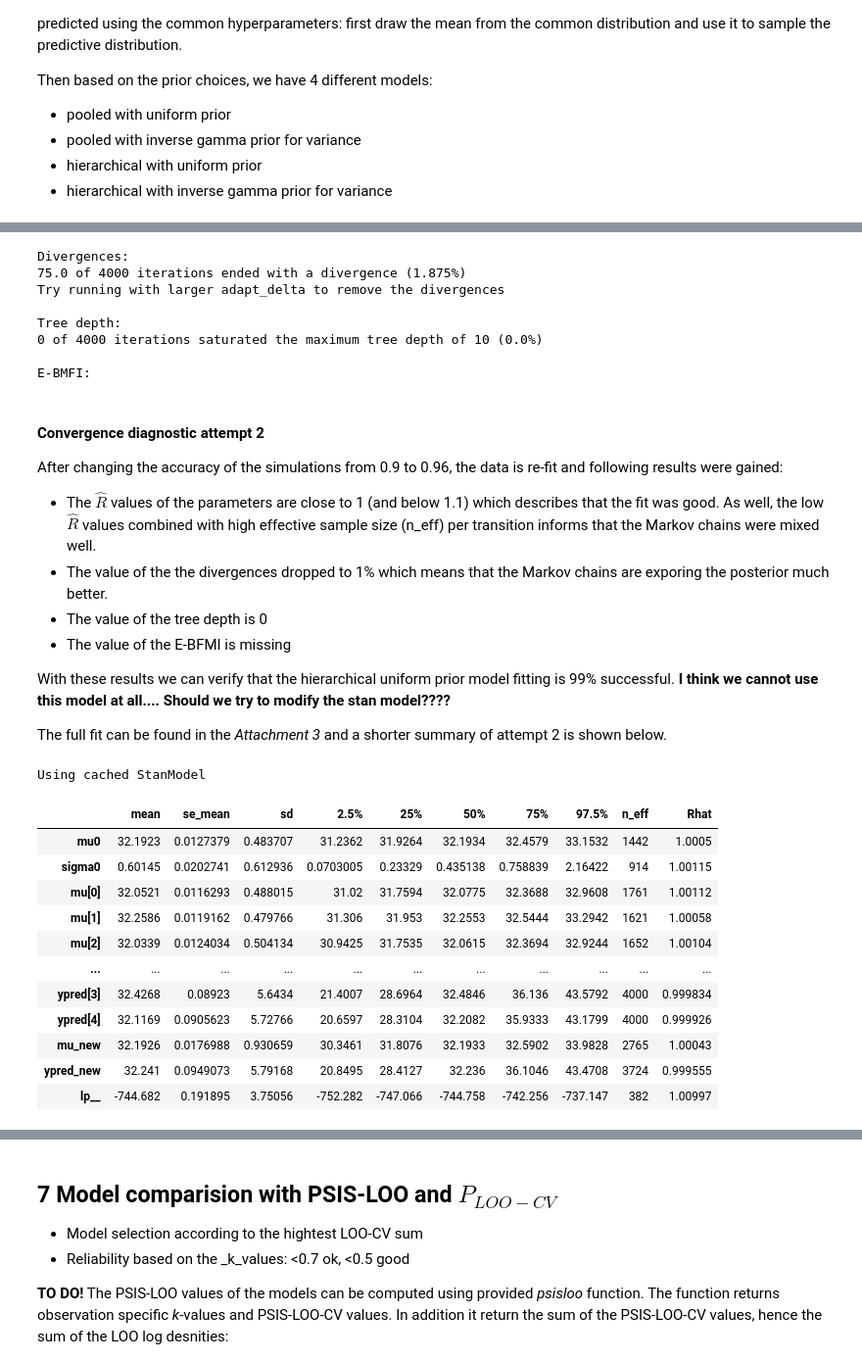
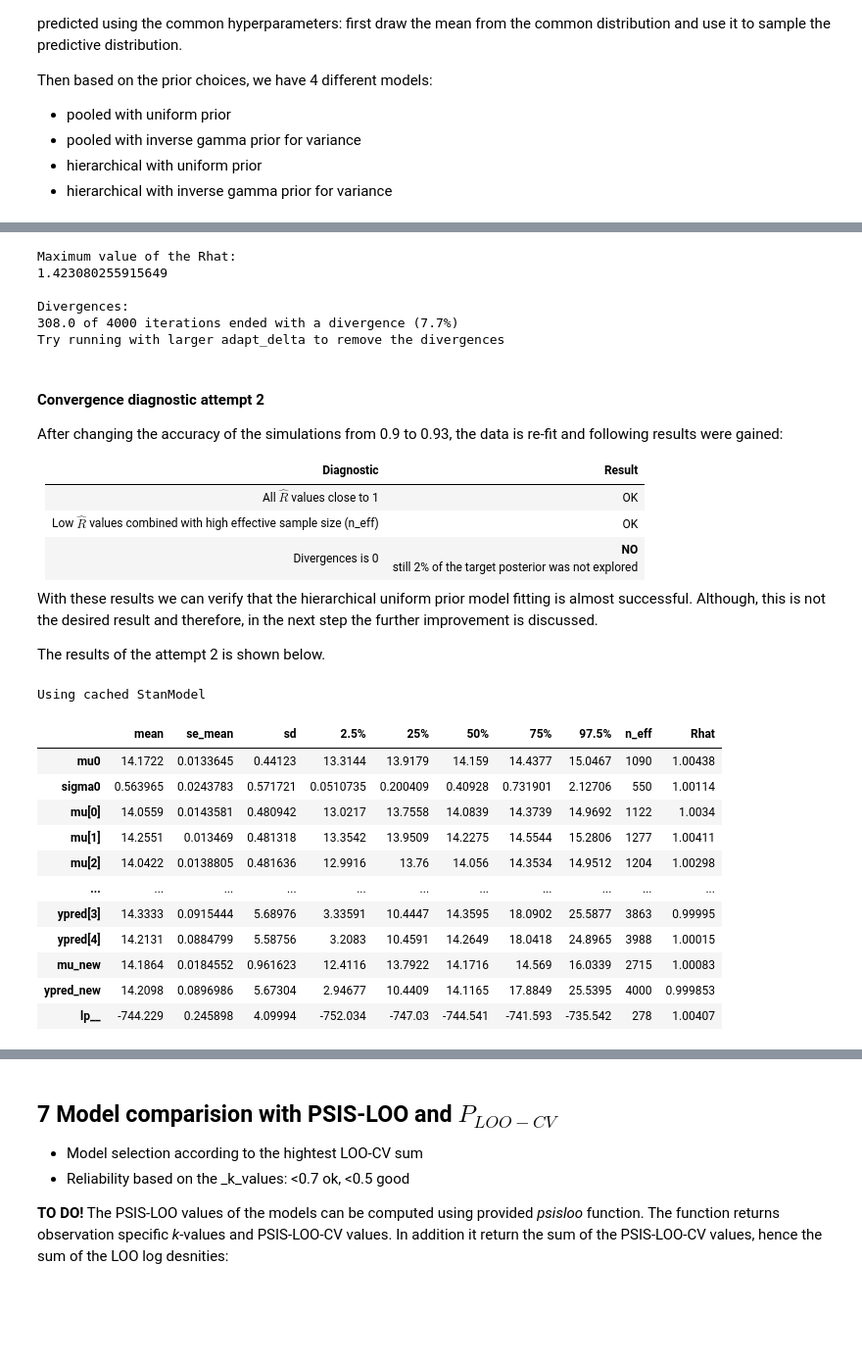
Before and after one commit to fuksi/bda_project_2018, a Jupyter notebook: notebook/BWF Badminton.ipynb, the cells around one changed output, grey strips where cells are left out. Shown at 98% size. Saved outputs shown, nothing was run; the diff lists cells and outputs as text; code cells hidden in the pictures; blank space fills up the shorter version.

```diff
--- a/notebook/BWF Badminton.ipynb
+++ b/notebook/BWF Badminton.ipynb
@@ -308,42 +380,44 @@ Using cached StanModel
 # %%
-print_compact_fit_checking(hier_uni_fit)
+print_compact_fit_checking(hier_uni_fit, hier_uni_df)
 # %% [output]
+Maximum value of the Rhat:
+1.423080255915649
+
 Divergences:
-75.0 of 4000 iterations ended with a divergence (1.875%)
+308.0 of 4000 iterations ended with a divergence (7.7%)
 Try running with larger adapt_delta to remove the divergences
-
-Tree depth:
-0 of 4000 iterations saturated the maximum tree depth of 10 (0.0%)
-
-E-BMFI:
 # %% [markdown]
 #### Convergence diagnostic attempt 2
 
-After changing the accuracy of the simulations from 0.9 to 0.96, the data is re-fit and following results were gained:
-* The $\hat R$ values of the parameters are close to 1 (and below 1.1) which describes that the fit was good. As well, the low $\hat R$ values combined with high effective sample size (n_eff) per transition informs that the Markov chains were mixed well.
-* The value of the the divergences dropped to 1% which means that the Markov chains are exporing the posterior much better.
-* The value of the tree depth is 0
-* The value of the E-BFMI is missing
+After changing the accuracy of the simulations from 0.9 to 0.93, the data is re-fit and following results were gained:
 
-With these results we can verify that the hierarchical uniform prior model fitting is 99% successful. __I think we cannot use this model at all.... Should we try to modify the stan model????__
+| Diagnostic | Result   |
+|--|--|
+| All $\hat R$ values close to 1 | OK |
+| Low $\hat R$ values combined with high effective sample size (n_eff) | OK |
+| Divergences is 0 | __NO__ <br> still 2% of the target posterior was not explored|
 
-The full fit can be found in the _Attachment 3_ and a shorter summary of attempt 2 is shown below.
+With these results we can verify that the hierarchical uniform prior model fitting is almost successful. Although, this is not the desired result and therefore, in the next step the further improvement is discussed.
+
+The results of the attempt 2 is shown below.
 # %%
 # Fit hierarchical uniform model
-hier_uni_df, hier_uni_fit = compute_model(r'stan_code/hier_uniform_prior.stan', hierarchical_data_model, adapt_delta=0.96)
+hier_uni_df, hier_uni_fit = compute_model(r'stan_code/hier_uniform_prior.stan',
+                                          hierarchical_data_model, adapt_delta=0.93)
+# Print the summary of the fit
 print_compact_fit(hier_uni_df)
 # %% [output]
 Using cached StanModel
 |  | mean | se_mean | sd | 2.5% | 25% | 50% | 75% | 97.5% | n_eff | Rhat |
-| mu0 | 32.1923 | 0.0127379 | 0.483707 | 31.2362 | 31.9264 | 32.1934 | 32.4579 | 33.1532 | 1442 | 1.0005 |
-| sigma0 | 0.60145 | 0.0202741 | 0.612936 | 0.0703005 | 0.23329 | 0.435138 | 0.758839 | 2.16422 | 914 | 1.00115 |
-| mu[0] | 32.0521 | 0.0116293 | 0.488015 | 31.02 | 31.7594 | 32.0775 | 32.3688 | 32.9608 | 1761 | 1.00112 |
-| mu[1] | 32.2586 | 0.0119162 | 0.479766 | 31.306 | 31.953 | 32.2553 | 32.5444 | 33.2942 | 1621 | 1.00058 |
-| mu[2] | 32.0339 | 0.0124034 | 0.504134 | 30.9425 | 31.7535 | 32.0615 | 32.3694 | 32.9244 | 1652 | 1.00104 |
+| mu0 | 14.1722 | 0.0133645 | 0.44123 | 13.3144 | 13.9179 | 14.159 | 14.4377 | 15.0467 | 1090 | 1.00438 |
+| sigma0 | 0.563965 | 0.0243783 | 0.571721 | 0.0510735 | 0.200409 | 0.40928 | 0.731901 | 2.12706 | 550 | 1.00114 |
+| mu[0] | 14.0559 | 0.0143581 | 0.480942 | 13.0217 | 13.7558 | 14.0839 | 14.3739 | 14.9692 | 1122 | 1.0034 |
+| mu[1] | 14.2551 | 0.013469 | 0.481318 | 13.3542 | 13.9509 | 14.2275 | 14.5544 | 15.2806 | 1277 | 1.00411 |
+| mu[2] | 14.0422 | 0.0138805 | 0.481636 | 12.9916 | 13.76 | 14.056 | 14.3534 | 14.9512 | 1204 | 1.00298 |
 | ... | ... | ... | ... | ... | ... | ... | ... | ... | ... | ... |
-| ypred[3] | 32.4268 | 0.08923 | 5.6434 | 21.4007 | 28.6964 | 32.4846 | 36.136 | 43.5792 | 4000 | 0.999834 |
-| ypred[4] | 32.1169 | 0.0905623 | 5.72766 | 20.6597 | 28.3104 | 32.2082 | 35.9333 | 43.1799 | 4000 | 0.999926 |
-| mu_new | 32.1926 | 0.0176988 | 0.930659 | 30.3461 | 31.8076 | 32.1933 | 32.5902 | 33.9828 | 2765 | 1.00043 |
-| ypred_new | 32.241 | 0.0949073 | 5.79168 | 20.8495 | 28.4127 | 32.236 | 36.1046 | 43.4708 | 3724 | 0.999555 |
-| lp__ | -744.682 | 0.191895 | 3.75056 | -752.282 | -747.066 | -744.758 | -742.256 | -737.147 | 382 | 1.00997 |
+| ypred[3] | 14.3333 | 0.0915444 | 5.68976 | 3.33591 | 10.4447 | 14.3595 | 18.0902 | 25.5877 | 3863 | 0.99995 |
+| ypred[4] | 14.2131 | 0.0884799 | 5.58756 | 3.2083 | 10.4591 | 14.2649 | 18.0418 | 24.8965 | 3988 | 1.00015 |
+| mu_new | 14.1864 | 0.0184552 | 0.961623 | 12.4116 | 13.7922 | 14.1716 | 14.569 | 16.0339 | 2715 | 1.00083 |
+| ypred_new | 14.2098 | 0.0896986 | 5.67304 | 2.94677 | 10.4409 | 14.1165 | 17.8849 | 25.5395 | 4000 | 0.999853 |
+| lp__ | -744.229 | 0.245898 | 4.09994 | -752.034 | -747.03 | -744.541 | -741.593 | -735.542 | 278 | 1.00407 |
 # %%
```
Also changed, not shown: parts of 25 cells of this notebook, 3 other files.
